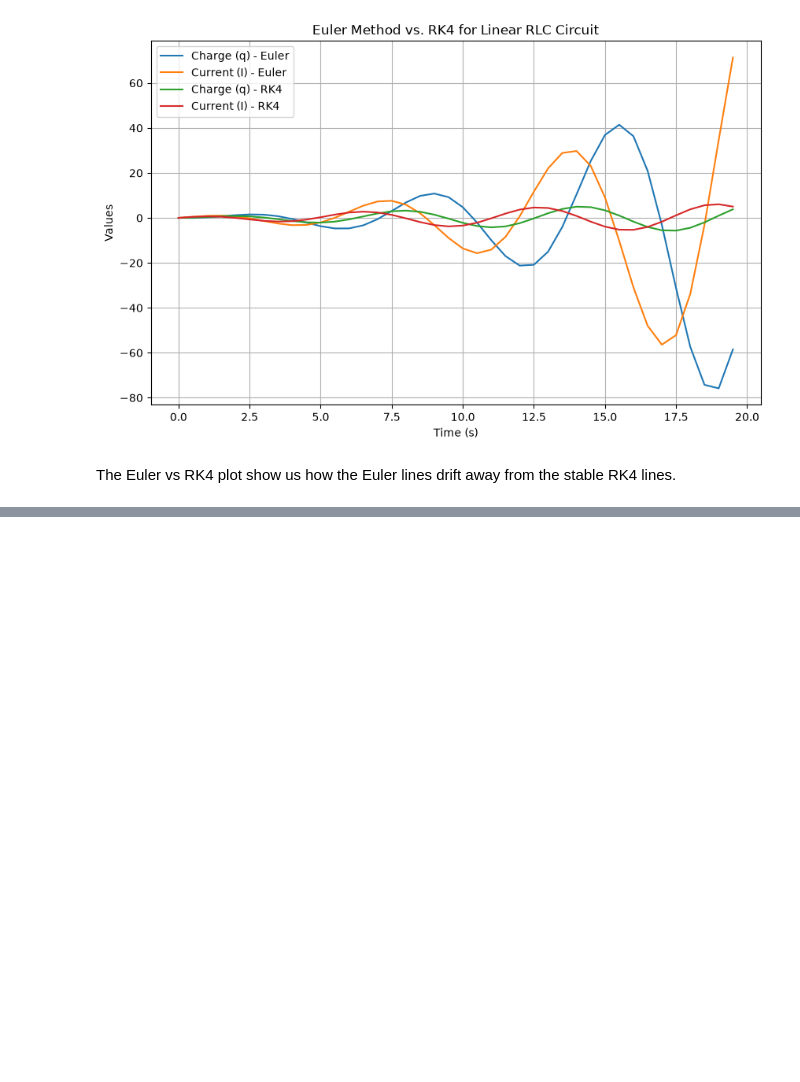
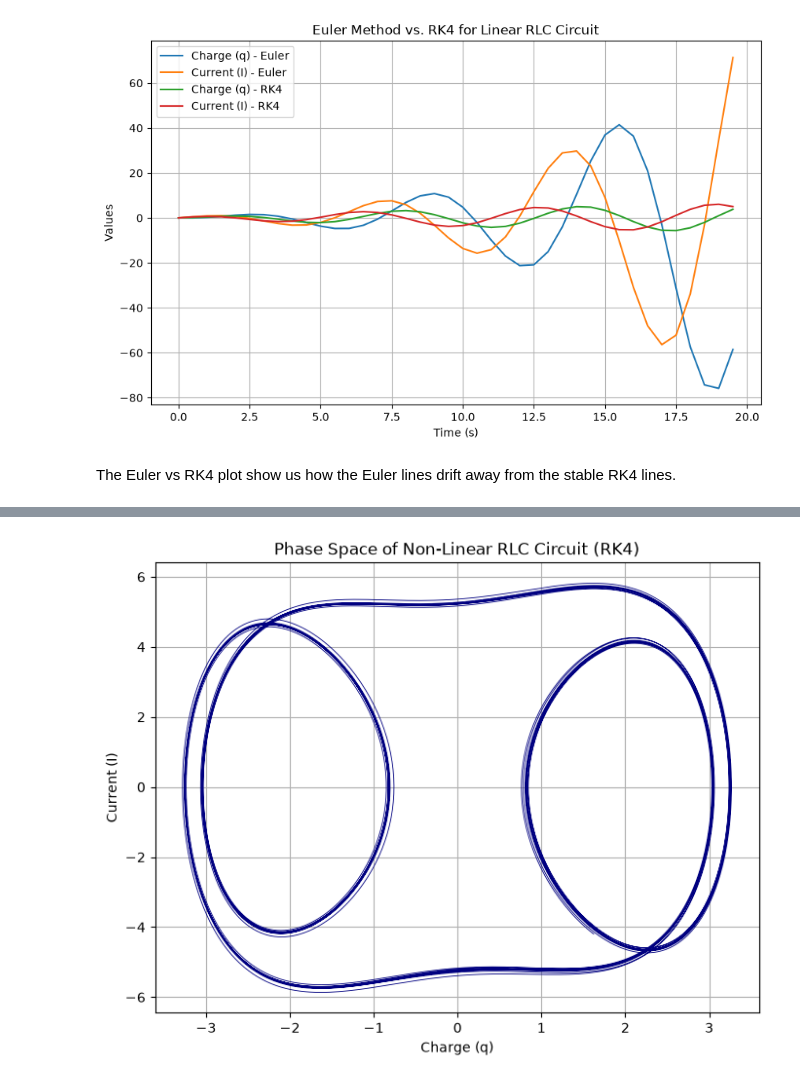
Before and after one commit to nagy-e/Num_alg_practice_final_project, a Jupyter notebook: Final_Project_MAIN.ipynb, the cells around one changed output, grey strips where cells are left out. Drawn from its saved outputs; the diff is of its cells as text; code cells hidden in the pictures; blank space fills up the shorter version.

```diff
--- a/Final_Project_MAIN.ipynb
+++ b/Final_Project_MAIN.ipynb
@@ -248,0 +219,12 @@ plt.show()
+# %%
+transient = int(50.0 / dt_nl)
+
+plt.figure(figsize=(8, 6))
+plt.plot(q_nl_RK4[transient:], I_nl_RK4[transient:], linewidth=0.6, color='navy')
+plt.xlabel('Charge (q)')
+plt.ylabel('Current (I)')
+plt.title('Phase Space of Non-Linear RLC Circuit (RK4)')
+plt.grid(True)
+plt.show()
+# %% [output]
+[figure, added]
```
Also changed, not shown: parts of 27 cells of this notebook.
